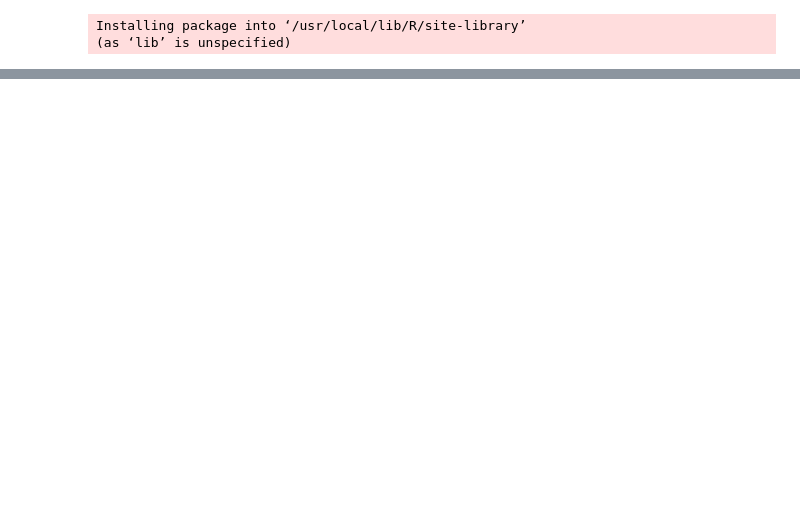
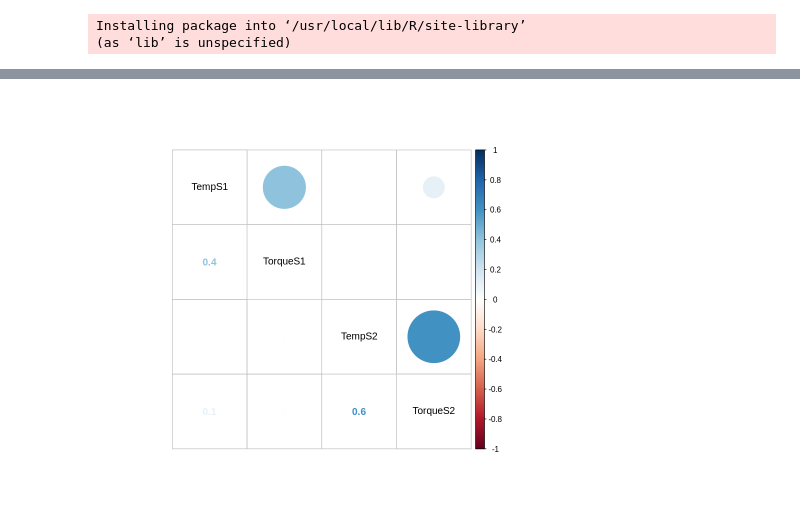
Before and after one commit to DeaAnalytics/univ-workshop, a Jupyter notebook: notebooks/R/Sesion2.ipynb, the cells around one changed output, grey strips where cells are left out. Drawn from its saved outputs; the diff is of its cells as text; code cells hidden in the pictures; blank space fills up the shorter version.

```diff
--- a/notebooks/R/Sesion2.ipynb
+++ b/notebooks/R/Sesion2.ipynb
@@ -191,0 +164,3 @@ The following objects are masked from ‘package:base’:
+# %%
+corr <- round(cor(df2),1)
+corr
@@ -192,3 +174,10 @@ The following objects are masked from ‘package:base’:
+# %%
+corrplot.mixed(corr,
+               lower = "number",
+               upper = "circle",
+               tl.col = "black")
+# %% [output]
+[figure, added]
 # %%
 #Ahora hagamos una Matriz de correlación y la renombramos con este mismo nombre:
 correlacion<-round(cor(df2), 1)
```
Also changed, not shown: parts of 10 cells of this notebook.
